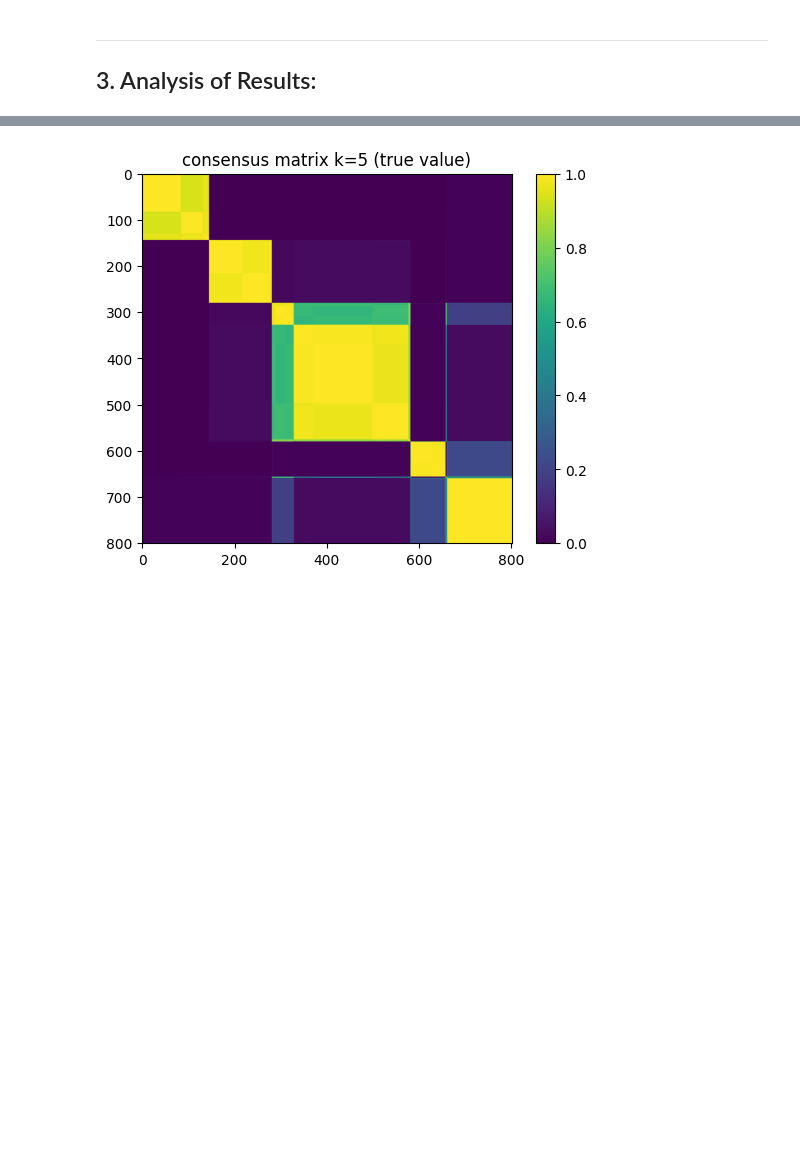
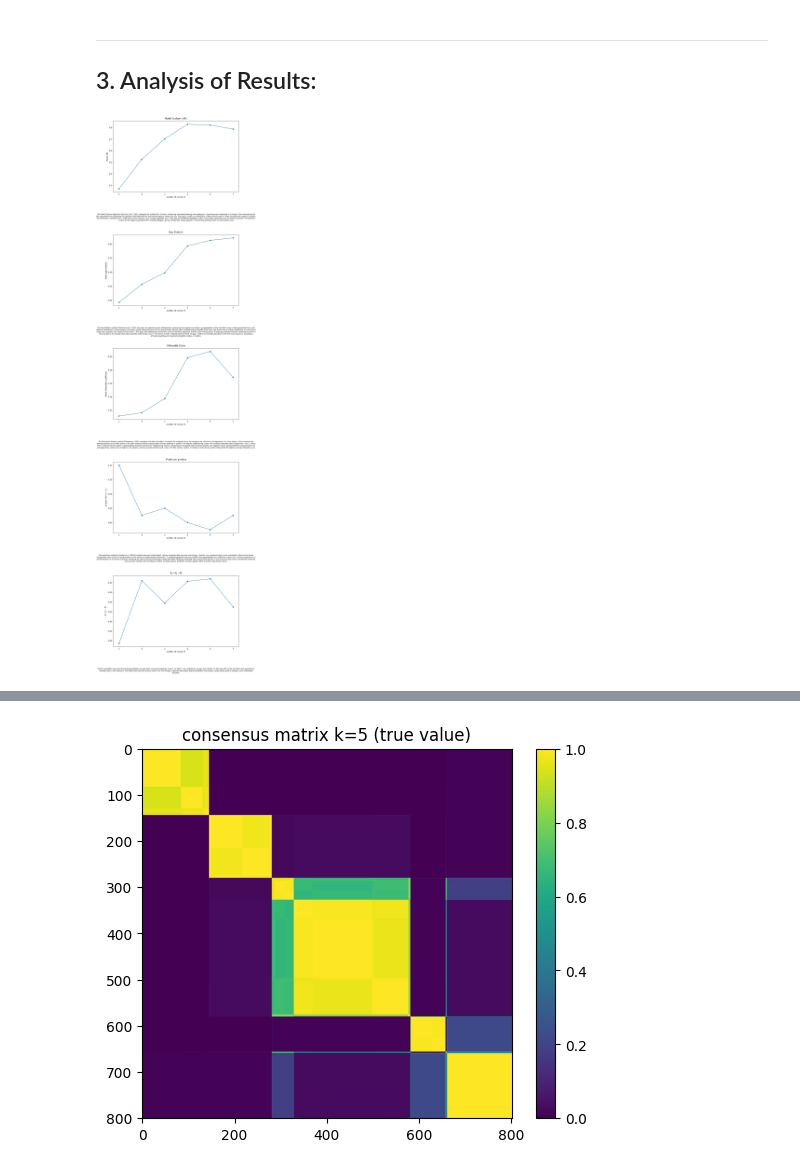
Before and after one commit to DataSlingers/CARVE, a Jupyter notebook: SketchV2_Lecture.ipynb, the cells around one changed output, grey strips where cells are left out. Saved outputs shown, nothing was run; the diff lists cells and outputs as text; code cells hidden in the pictures; blank space fills up the shorter version.

Commit message:
implemented visualizations and saving and loading of analyses

```diff
--- a/SketchV2_Lecture.ipynb
+++ b/SketchV2_Lecture.ipynb
@@ -1023,3 +1026,65 @@ ChildProcessError: [Errno 10] No child processes
 ## 3. Analysis of Results:
 # %%
 ks = sorted(results_by_k.keys())
+# %%
+metrics = [
+    (
+        r"Model Explorer (ARI)",
+        "model_explorer_ari",
+        r"Mean ARI",
+        "The Model Explorer Algorithm (Ben-Hur et al., 2002) evaluates the stability of a k-cluster solution by repeatedly drawing subsample pairs, clustering each subsample to k clusters, then intersecting the two subsamples and computing the adjusted rand index (ARI) on their common points. Doing this over many pairs produces a distribution of ARI scores for each k: when the data truly support k clusters, the distribution is peaked near 1 (high mean & low variance). As k increases past the ‘true’ value, the ARI distribution broadens and its mean drops, signalling a loss of inherent structure. The optimal k is taken as the largest value before this stability collapse—giving a model-free, shape-agnostic criterion that also flags when no real clusters exist."
+    ),
+    (
+        r"Gap Statistic",
+        "gap_score",
+        r"Mean gap statistic",
+        "The Gap Statistic method (Tibshirani et al., 2002) estimates the optimal number of clusters by comparing how tightly observations group together in the real data versus in data generated from a null reference distribution. It first measures the within-cluster dispersion for each k on the observed dataset, then simulates many datasets of the same size drawn from a uniform distribution over the data’s range and computes their dispersions for each k. The ‘gap’ is the difference between the average reference dispersion and the observed dispersion. A large gap indicates that the clustering structure in the real data is far stronger than what would be expected by chance. The chosen k is the smallest value for which the gap is within one standard deviation of the first local maximum, providing a principled guard against overestimating the number of clusters."
+    ),
+    (
+        r"Silhouette Score",
+        "silhouette_score",
+        r"Mean silhouette coefficient",
+        "The Silhouette Statistic method (Rousseeuw, 1986) evaluates how well each object lies within its assigned cluster by comparing its cohesion to its separation. For every object, it first measures the average distance to all other points in the same cluster and then measures the average distance to points in the nearest neighbouring cluster. The resulting silhouette value ranges from –1 to 1: values near 1 indicate that the object is appropriately clustered and far from neighbouring clusters, values around 0 suggest it lies between clusters, and negative values signal potential misclassification. By averaging these values over all objects, one obtains a concise overall score for each choice of k. The optimal number of clusters is then chosen as the k that yields the highest average silhouette score."
+    ),
+    (
+        r"Prediction p-value",
+        "pred_p_val",
+        r"p-value (H₁: k > 1)",
+        "The predictive method by Dudoit et al. (2002) evaluates how well cluster labels capture a reproducible structure by training a classifier (e.g. random forest) on one subsample’s data and its cluster assignments, then using it to predict labels on the held-out complementary subsample. The resulting prediction accuracy reflects how generalizable and stable the clusters are. To assess significance, a null distribution of accuracies is built by repeating the same training-and-testing on data with labels randomly permuted. The p-value is the fraction of null accuracies that meet or exceed the observed. A low p-value indicates that the cluster solution provides genuine predictive structure beyond what would be expected by chance."
+    ),
+    (
+        r"$\Delta_k = t_k - t_k^0$",
+        "pred_delta_k",
+        r"$d_k = t_k - t_k^0$",
+        "Delta_k quantifies how much the clustering statistic exceeds what one would expect by chance. For each k, we compute the primary test statistic (in this case ARI) on the real data, then generate its average under a null reference. The delta is the observed statistic minus that null average, capturing the surplus signal provided by the clusters. Larger deltas point to stronger, more meaningful structure."
+    ),
+]
+
+n = len(metrics)
+
+fig, axes = plt.subplots(nrows=n, ncols=1, figsize=(12, 10 * n))
+
+for ax, (title, stat_key, ylbl, desc) in zip(axes, metrics):
+    ks = sorted(results_by_k.keys())
+    means = [results_by_k[k]["stats"][stat_key] for k in ks]
+
+    ax.errorbar(ks, means, fmt="-o")
+    ax.set_title(title, pad=10)
+    ax.set_xlabel("number of clusters $k$")
+    ax.set_ylabel(ylbl)
+
+    ax.text(
+        0.5,
+        -0.3,
+        desc,
+        transform=ax.transAxes,
+        ha="center",
+        va="top",
+        wrap=True,
+        fontsize="small"
+    )
+
+plt.subplots_adjust(hspace=0.6, bottom=0.1)
+plt.show()
+# %% [output]
+[figure, added]
```
Also changed, not shown: parts of 11 cells of this notebook, 2 other files.
